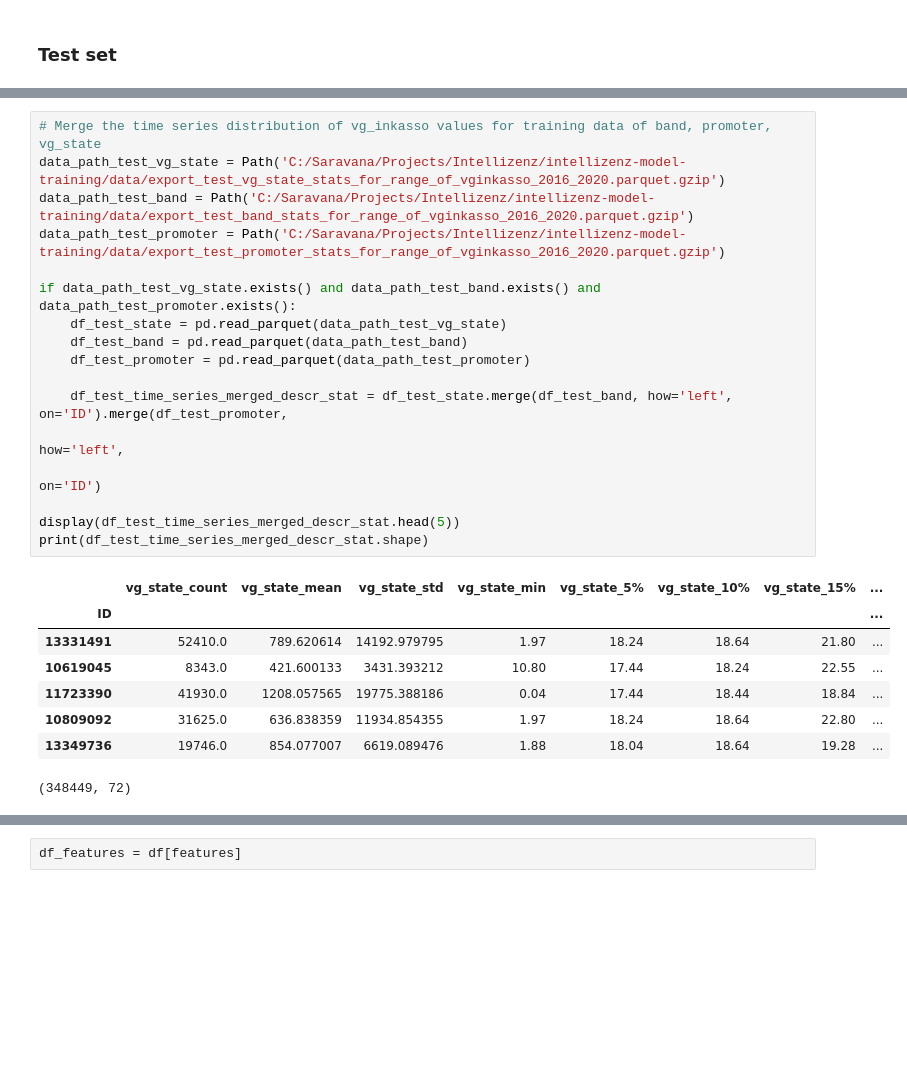
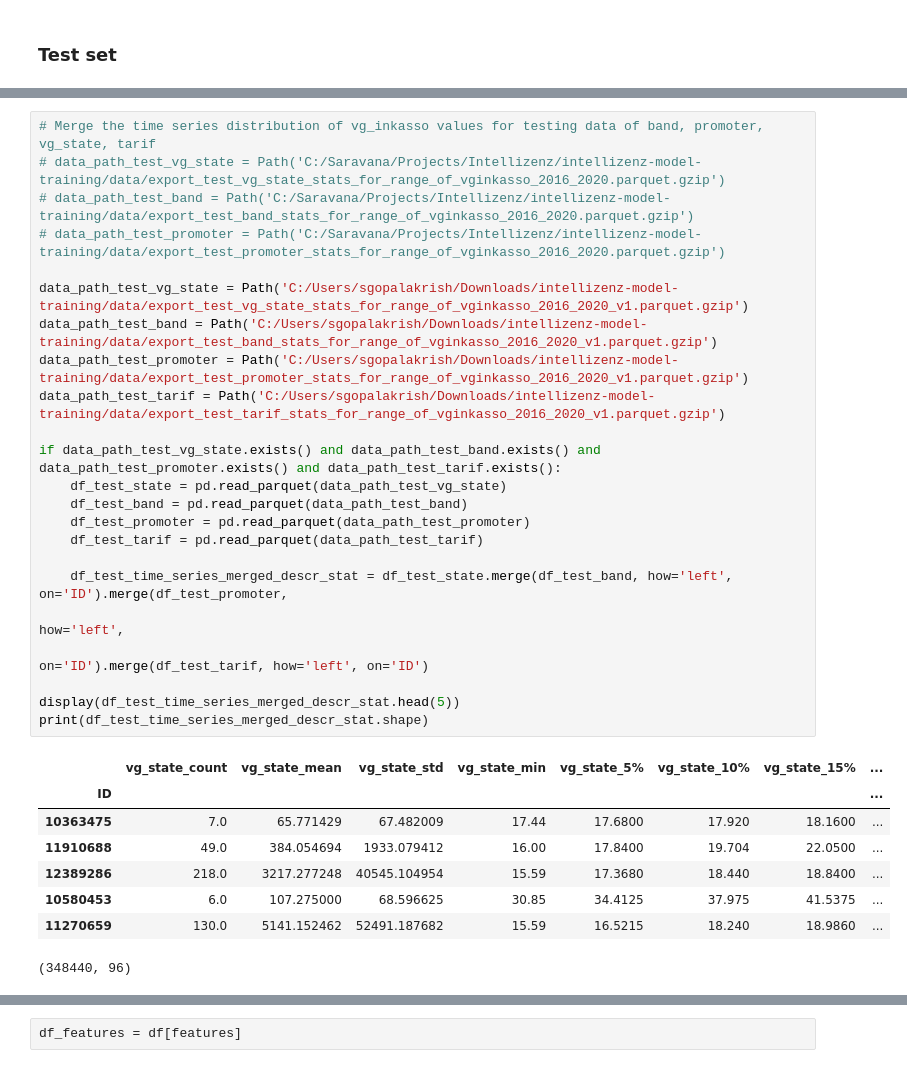
Before and after one commit to Saraavana/reclamation-processing, a Jupyter notebook: baseline/Features/00-generate-features.ipynb, the cells around one changed output, grey strips where cells are left out. Cells and saved outputs as stored; diff of their text form; blank space fills up the shorter version.

```diff
--- a/baseline/Features/00-generate-features.ipynb
+++ b/baseline/Features/00-generate-features.ipynb
@@ -186,26 +206,32 @@ print(df_train_time_series_merged_descr_stat.shape)
 # %%
-# Merge the time series distribution of vg_inkasso values for training data of band, promoter, vg_state
-data_path_test_vg_state = Path('C:/Saravana/Projects/Intellizenz/intellizenz-model-training/data/export_test_vg_state_stats_for_range_of_vginkasso_2016_2020.parquet.gzip')
-data_path_test_band = Path('C:/Saravana/Projects/Intellizenz/intellizenz-model-training/data/export_test_band_stats_for_range_of_vginkasso_2016_2020.parquet.gzip')
-data_path_test_promoter = Path('C:/Saravana/Projects/Intellizenz/intellizenz-model-training/data/export_test_promoter_stats_for_range_of_vginkasso_2016_2020.parquet.gzip')
+# Merge the time series distribution of vg_inkasso values for testing data of band, promoter, vg_state, tarif
+# data_path_test_vg_state = Path('C:/Saravana/Projects/Intellizenz/intellizenz-model-training/data/export_test_vg_state_stats_for_range_of_vginkasso_2016_2020.parquet.gzip')
+# data_path_test_band = Path('C:/Saravana/Projects/Intellizenz/intellizenz-model-training/data/export_test_band_stats_for_range_of_vginkasso_2016_2020.parquet.gzip')
+# data_path_test_promoter = Path('C:/Saravana/Projects/Intellizenz/intellizenz-model-training/data/export_test_promoter_stats_for_range_of_vginkasso_2016_2020.parquet.gzip')
 
-if data_path_test_vg_state.exists() and data_path_test_band.exists() and data_path_test_promoter.exists():
+data_path_test_vg_state = Path('C:/Users/sgopalakrish/Downloads/intellizenz-model-training/data/export_test_vg_state_stats_for_range_of_vginkasso_2016_2020_v1.parquet.gzip')
+data_path_test_band = Path('C:/Users/sgopalakrish/Downloads/intellizenz-model-training/data/export_test_band_stats_for_range_of_vginkasso_2016_2020_v1.parquet.gzip')
+data_path_test_promoter = Path('C:/Users/sgopalakrish/Downloads/intellizenz-model-training/data/export_test_promoter_stats_for_range_of_vginkasso_2016_2020_v1.parquet.gzip')
+data_path_test_tarif = Path('C:/Users/sgopalakrish/Downloads/intellizenz-model-training/data/export_test_tarif_stats_for_range_of_vginkasso_2016_2020_v1.parquet.gzip')
+
+if data_path_test_vg_state.exists() and data_path_test_band.exists() and data_path_test_promoter.exists() and data_path_test_tarif.exists():
     df_test_state = pd.read_parquet(data_path_test_vg_state)
     df_test_band = pd.read_parquet(data_path_test_band)
     df_test_promoter = pd.read_parquet(data_path_test_promoter)
+    df_test_tarif = pd.read_parquet(data_path_test_tarif)
 
     df_test_time_series_merged_descr_stat = df_test_state.merge(df_test_band, how='left', on='ID').merge(df_test_promoter,
                                                                                                             how='left',
-                                                                                                            on='ID')
+                                                                                                            on='ID').merge(df_test_tarif, how='left', on='ID')
 
 display(df_test_time_series_merged_descr_stat.head(5))
 print(df_test_time_series_merged_descr_stat.shape)
 # %% [output]
 |  | vg_state_count | vg_state_mean | vg_state_std | vg_state_min | vg_state_5% | vg_state_10% | vg_state_15% | ... |
 | ID |  |  |  |  |  |  |  | ... |
-| 13331491 | 52410.0 | 789.620614 | 14192.979795 | 1.97 | 18.24 | 18.64 | 21.80 | ... |
-| 10619045 | 8343.0 | 421.600133 | 3431.393212 | 10.80 | 17.44 | 18.24 | 22.55 | ... |
-| 11723390 | 41930.0 | 1208.057565 | 19775.388186 | 0.04 | 17.44 | 18.44 | 18.84 | ... |
-| 10809092 | 31625.0 | 636.838359 | 11934.854355 | 1.97 | 18.24 | 18.64 | 22.80 | ... |
-| 13349736 | 19746.0 | 854.077007 | 6619.089476 | 1.88 | 18.04 | 18.64 | 19.28 | ... |
+| 10363475 | 7.0 | 65.771429 | 67.482009 | 17.44 | 17.6800 | 17.920 | 18.1600 | ... |
+| 11910688 | 49.0 | 384.054694 | 1933.079412 | 16.00 | 17.8400 | 19.704 | 22.0500 | ... |
+| 12389286 | 218.0 | 3217.277248 | 40545.104954 | 15.59 | 17.3680 | 18.440 | 18.8400 | ... |
+| 10580453 | 6.0 | 107.275000 | 68.596625 | 30.85 | 34.4125 | 37.975 | 41.5375 | ... |
+| 11270659 | 130.0 | 5141.152462 | 52491.187682 | 15.59 | 16.5215 | 18.240 | 18.9860 | ... |
-(348449, 72)
+(348440, 96)
```
Also changed, not shown: parts of 19 cells of this notebook, 3 other files.
